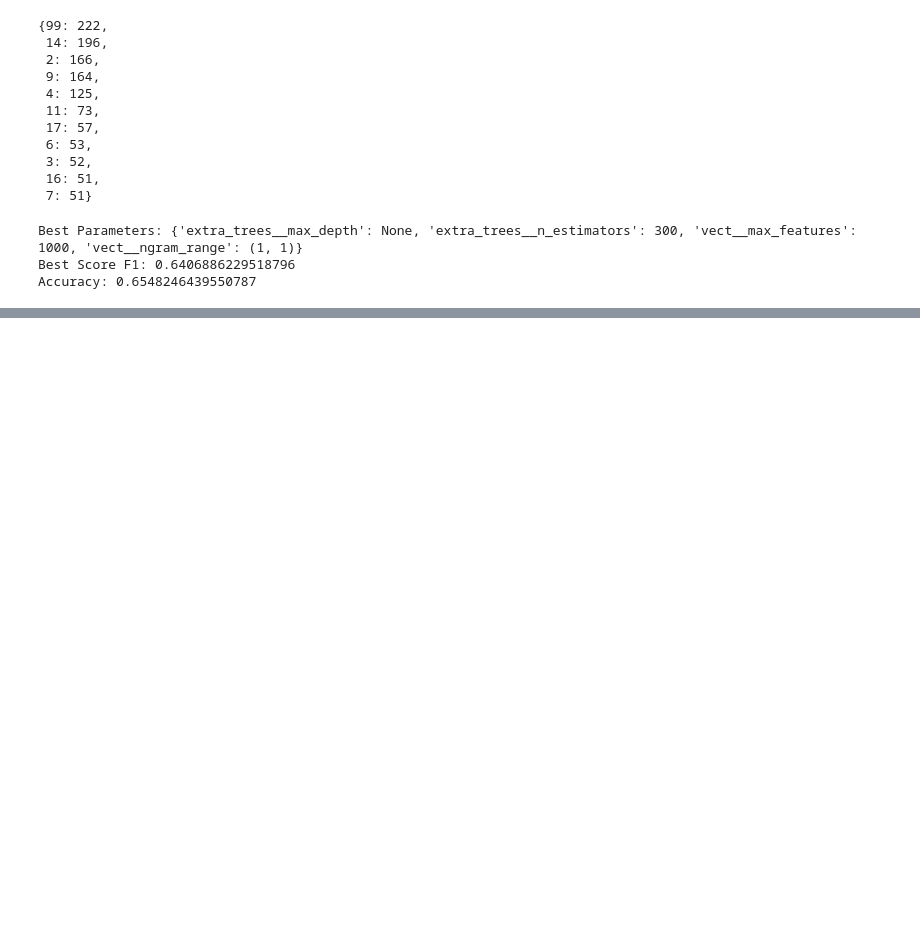
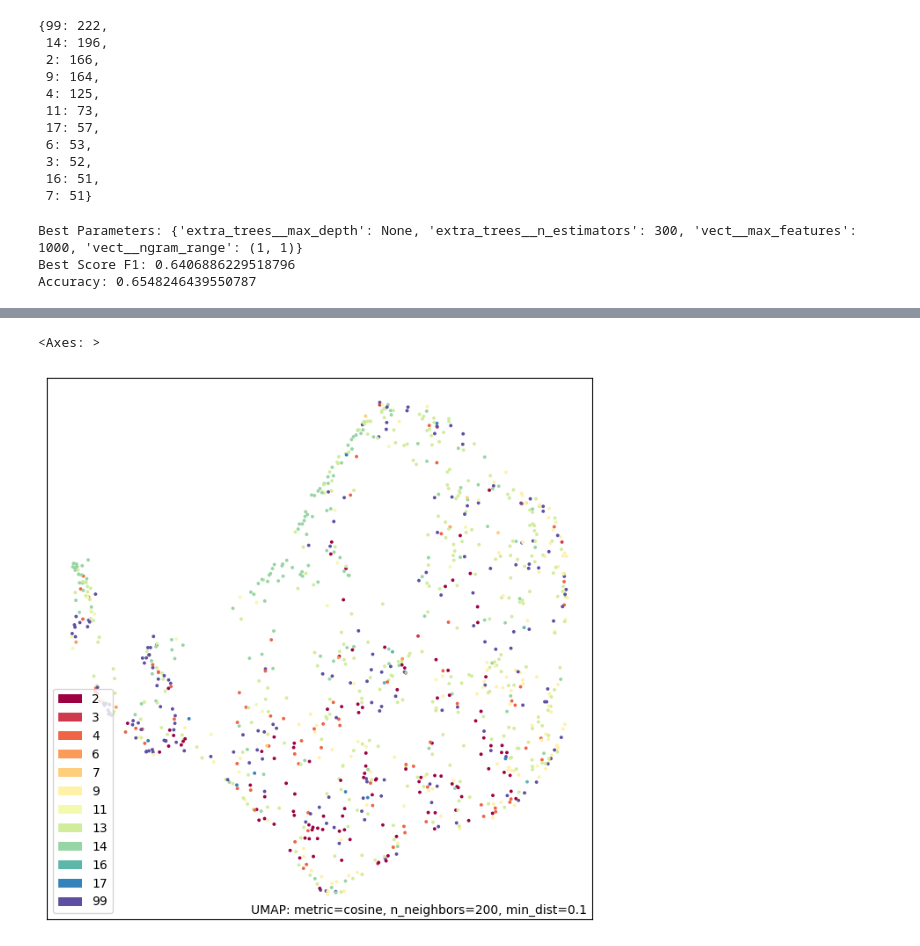
Before and after one commit to stef4k/train-maintenance-data-mining, a Jupyter notebook: text_classification.ipynb, the cells around one changed output, grey strips where cells are left out. Saved outputs shown, nothing was run; the diff lists cells and outputs as text; code cells hidden in the pictures; blank space fills up the shorter version.

```diff
--- a/text_classification.ipynb
+++ b/text_classification.ipynb
@@ -293,6 +319,0 @@ df.sample(5)
-# %%
-for column in ["dj_dc_state_sequence", "dj_ac_state_sequence"]:
-  flags = []
-  for values in df[column]:
-    flags.append(np.unique(values))
-  df[column] = flags
@@ -311,0 +320,19 @@ df.head()
+# %%
+events_list = []
+events_pre_incident = []
+events_post_incident = []
+
+for i, events in tqdm(enumerate(df["events_sequence"])):
+  events = ast.literal_eval(events)
+  events_list.append([])
+  events_pre_incident.append([])
+  events_post_incident.append([])
+
+  for j, event in tqdm(enumerate(events)):
+    events_list[i].append(str(event))
+    seconds_to_incident_sequence = ast.literal_eval(df["seconds_to_incident_sequence"][i])
+
+    if seconds_to_incident_sequence[j] <= 0:
+      events_pre_incident[i].append(str(event))
+    elif seconds_to_incident_sequence[j] > 0:
+      events_post_incident[i].append(str(event))
@@ -311,0 +345,4 @@ df.head()
+# %%
+for i, event in enumerate(ast.literal_eval(df["seconds_to_incident_sequence"][0])):
+  if event <= 0:
+    print(i)
@@ -312,3 +351,19 @@ df.head()
+# %%
+word2vec = Word2Vec(sentences=events_list, vector_size=4, window=10, min_count=5, workers=4)
+embeddings = []
+for events in events_list:
+  embedding = np.zeros(4)
+  for event in events:
+    if event in word2vec.wv:
+      embedding += word2vec.wv[event]
+  embeddings.append(embedding)
+# %%
+umap_model = umap.UMAP(n_components=2, min_dist=0.1, n_neighbors=200, metric='cosine')
+X_umap = umap_model.fit_transform(embeddings)
+umap.plot.points(umap_model, labels=df["incident_type"])
+# %% [output]
+<Axes: >
+[figure, added]
 # %%
 class SCNB:
     def __init__(self):
```
Also changed, not shown: parts of 9 cells of this notebook.
